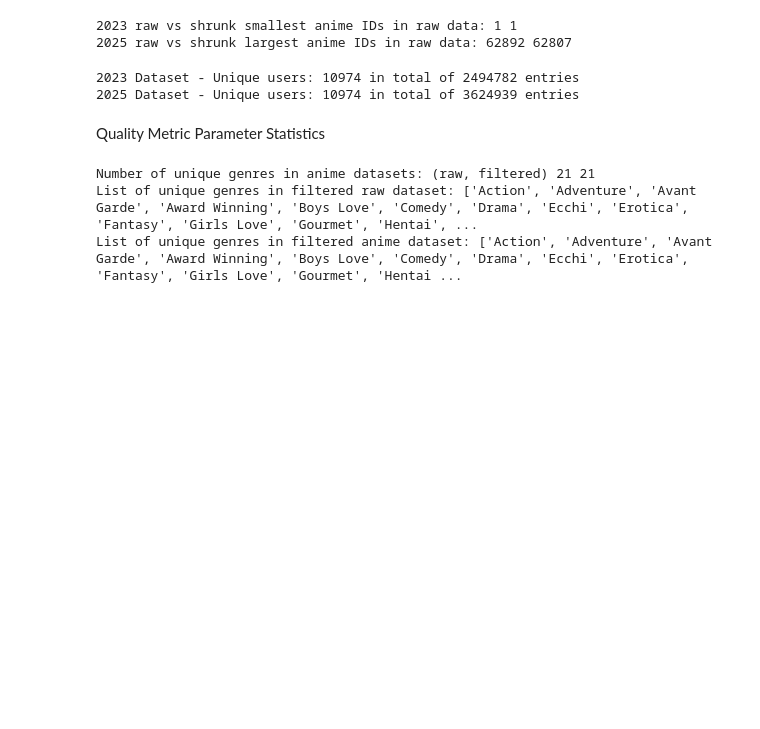
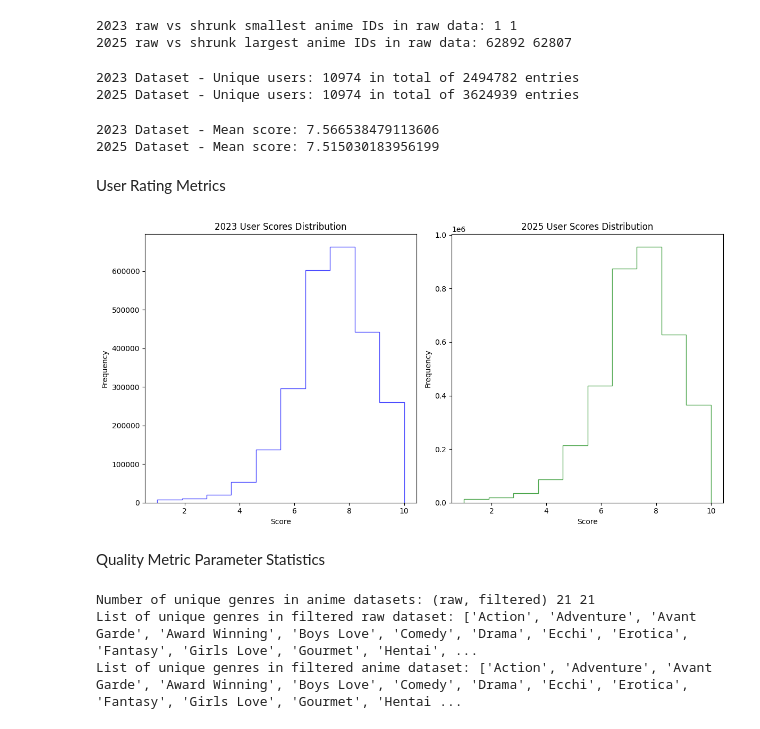
Before and after one commit to raahed/social-network-study-anime, a Jupyter notebook: notebook/statistics.ipynb, the cells around one changed output. Saved outputs shown, nothing was run; the diff lists cells and outputs as text; code cells hidden in the pictures; blank space fills up the shorter version.

Commit message:
Adding a plot for user ratings

```diff
--- a/notebook/statistics.ipynb
+++ b/notebook/statistics.ipynb
@@ -33,6 +33,32 @@ print("2025 Dataset - Unique users:", watch_shrunk_25['user_id'].nunique(), "in
 # %% [output]
 2023 Dataset - Unique users: 10974 in total of 2494782 entries
 2025 Dataset - Unique users: 10974 in total of 3624939 entries
+# %%
+# Print the means of the scores
+print("2023 Dataset - Mean score:", watch_shrunk_23['rating'].mean())
+print("2025 Dataset - Mean score:", watch_shrunk_25['rating'].mean())
+# %% [output]
+2023 Dataset - Mean score: 7.566538479113606
+2025 Dataset - Mean score: 7.515030183956199
+# %% [markdown]
+User Rating Metrics
+# %%
+# Plotting histograms of user scores
+plt.figure(figsize=(12, 6))
+plt.subplot(1, 2, 1)
+plt.hist(watch_shrunk_23['rating'], bins=10, color='blue', alpha=0.7, histtype='step')
+plt.title('2023 User Scores Distribution')
+plt.xlabel('Score')
+plt.ylabel('Frequency')
+plt.subplot(1, 2, 2)
+plt.hist(watch_shrunk_25['rating'], bins=10, color='green', alpha=0.7, histtype='step')
+plt.title('2025 User Scores Distribution')
+plt.xlabel('Score')
+plt.ylabel('Frequency')
+plt.tight_layout()
+plt.show()
+# %% [output]
+[figure, added]
 # %% [markdown]
 Quality Metric Parameter Statistics
 # %%
```
